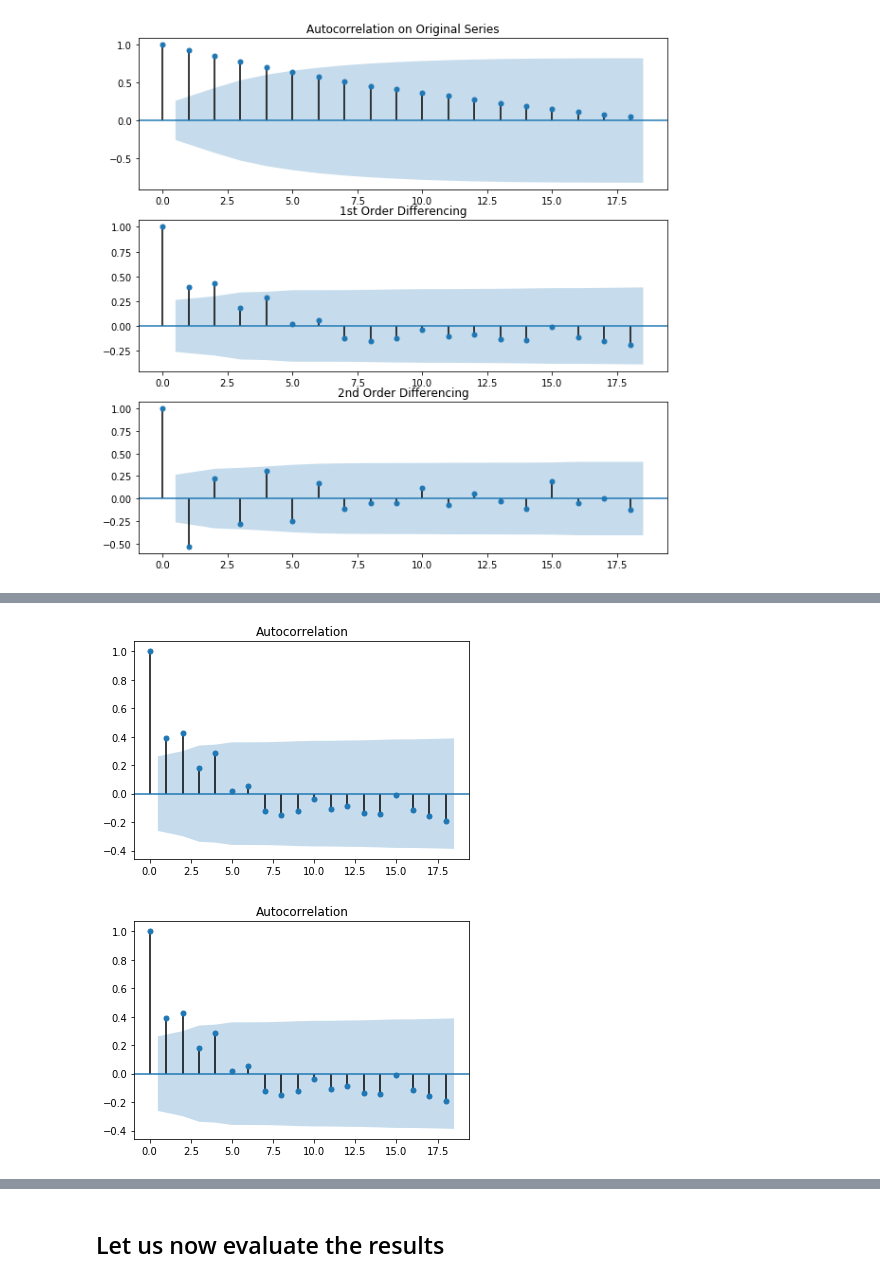
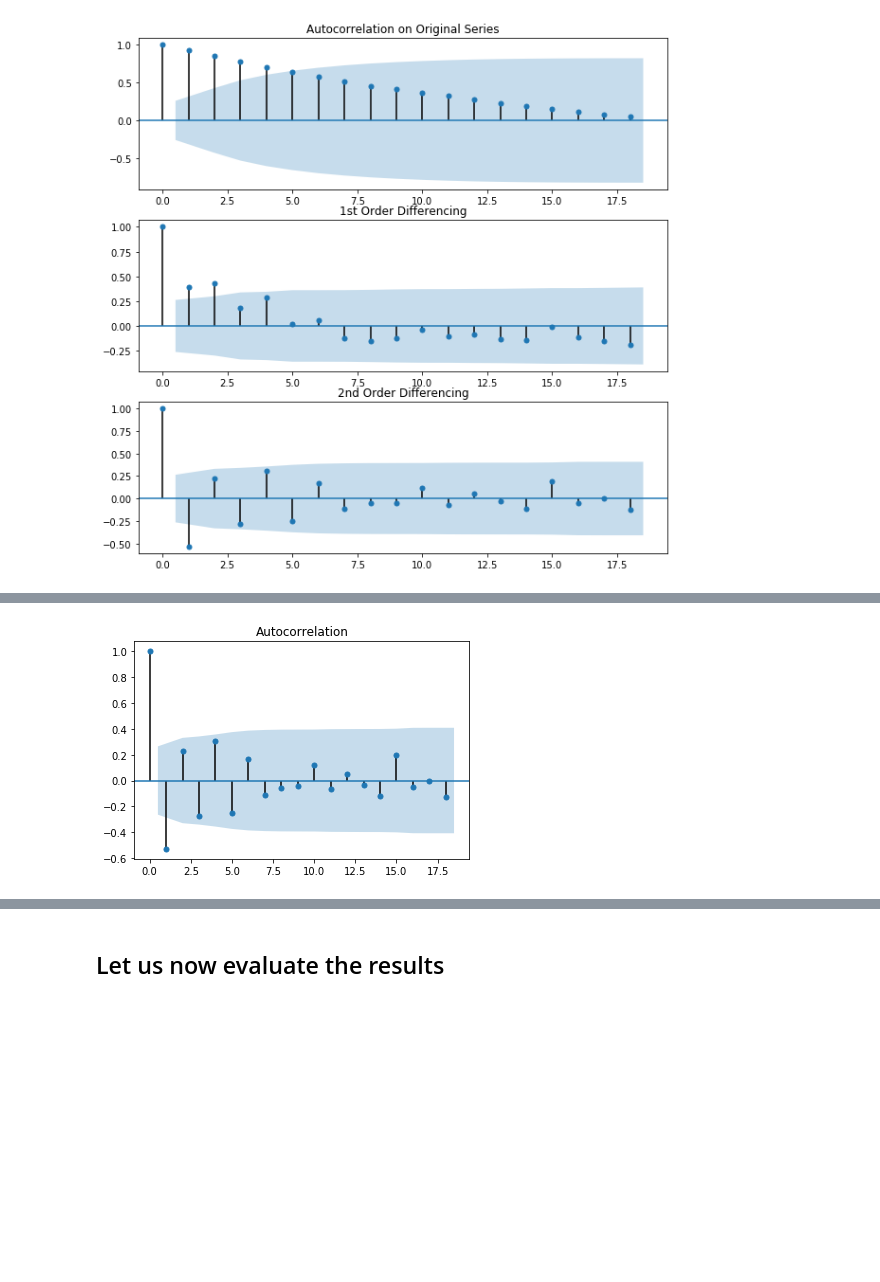
Before and after one commit to caralen/ada-project-faam, a Jupyter notebook: research_bees.ipynb, the cells around one changed output, grey strips where cells are left out. Saved outputs shown, nothing was run; the diff lists cells and outputs as text; code cells hidden in the pictures; blank space fills up the shorter version.

```diff
--- a/research_bees.ipynb
+++ b/research_bees.ipynb
@@ -2068,5 +2096,4 @@ plot_pacf(timeseries.diff().dropna(), lags=40)
 # %%
-plot_acf(timeseries.diff().dropna())
+plot_acf(timeseries.diff().diff().dropna());
 # %% [output]
-[figure, old version]
+[figure, new version]
-[figure, removed]
```
Also changed, not shown: parts of 22 cells of this notebook.
